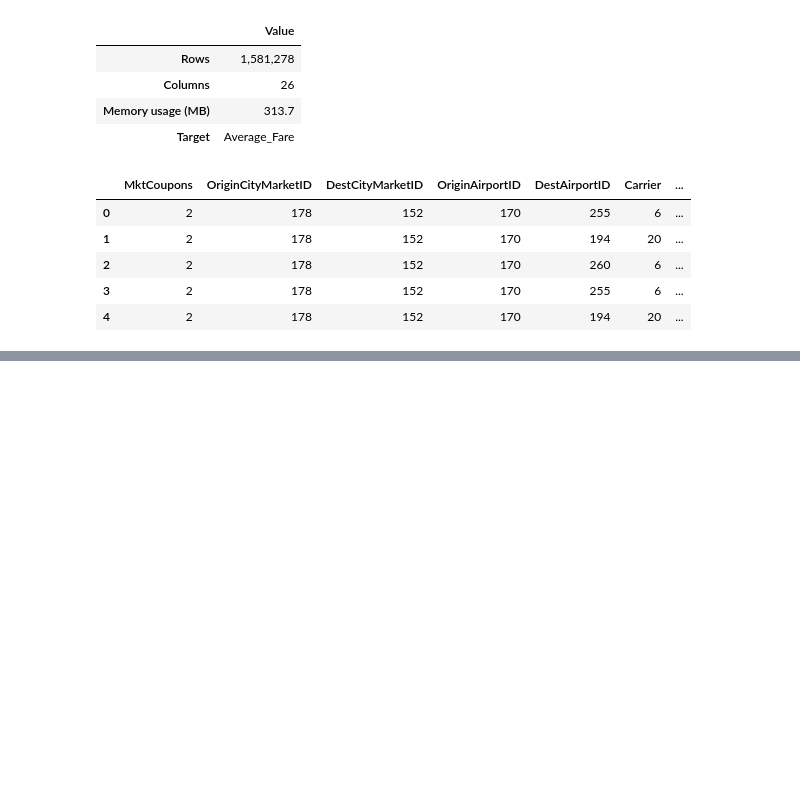
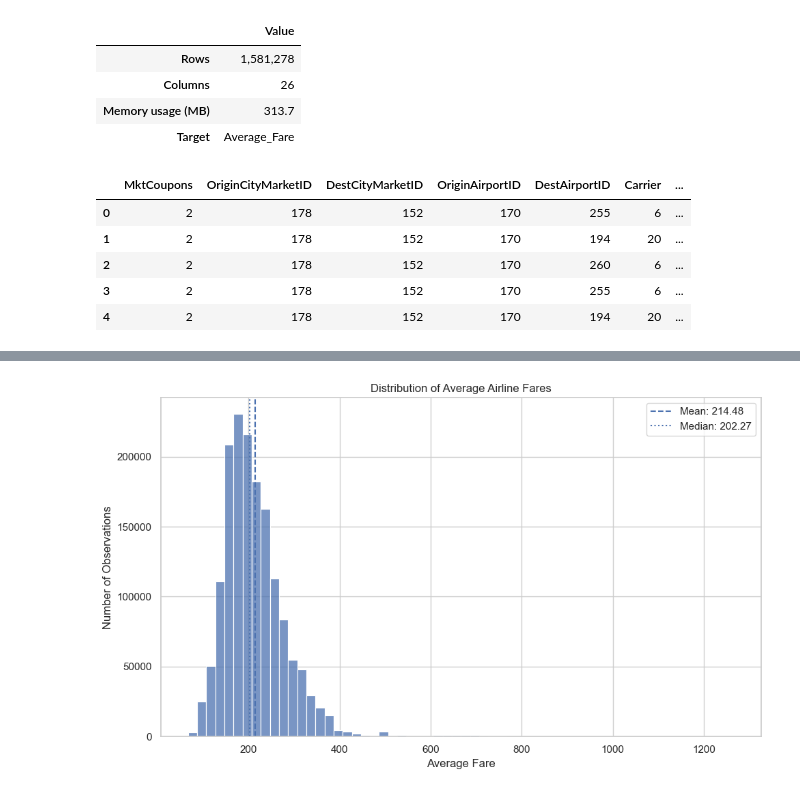
Before and after one commit to eldarhasanly/analysis-of-factors-influencing-airline-ticket-prices-using-statistical-and-machine-learning-methods, a Jupyter notebook: notebooks/airline_fare_analysis.ipynb, the cells around one changed output, grey strips where cells are left out. Drawn from its saved outputs; the diff is of its cells as text; code cells hidden in the pictures; blank space fills up the shorter version.

Commit message:
feat: add exploratory analysis of airline fares

```diff
--- a/notebooks/airline_fare_analysis.ipynb
+++ b/notebooks/airline_fare_analysis.ipynb
@@ -132,0 +258,33 @@ display(df.head())
+# %%
+fig, ax = plt.subplots(figsize=(10, 6))
+
+sns.histplot(
+    data=df,
+    x=TARGET,
+    bins=60,
+    ax=ax,
+)
+
+ax.axvline(
+    df[TARGET].mean(),
+    linestyle="--",
+    linewidth=1.5,
+    label=f"Mean: {df[TARGET].mean():.2f}",
+)
+
+ax.axvline(
+    df[TARGET].median(),
+    linestyle=":",
+    linewidth=1.5,
+    label=f"Median: {df[TARGET].median():.2f}",
+)
+
+ax.set_title("Distribution of Average Airline Fares")
+ax.set_xlabel("Average Fare")
+ax.set_ylabel("Number of Observations")
+ax.legend()
+
+plt.tight_layout()
+plt.show()
+# %% [output]
+[figure, added]
```
Also changed, not shown: parts of 25 cells of this notebook.
